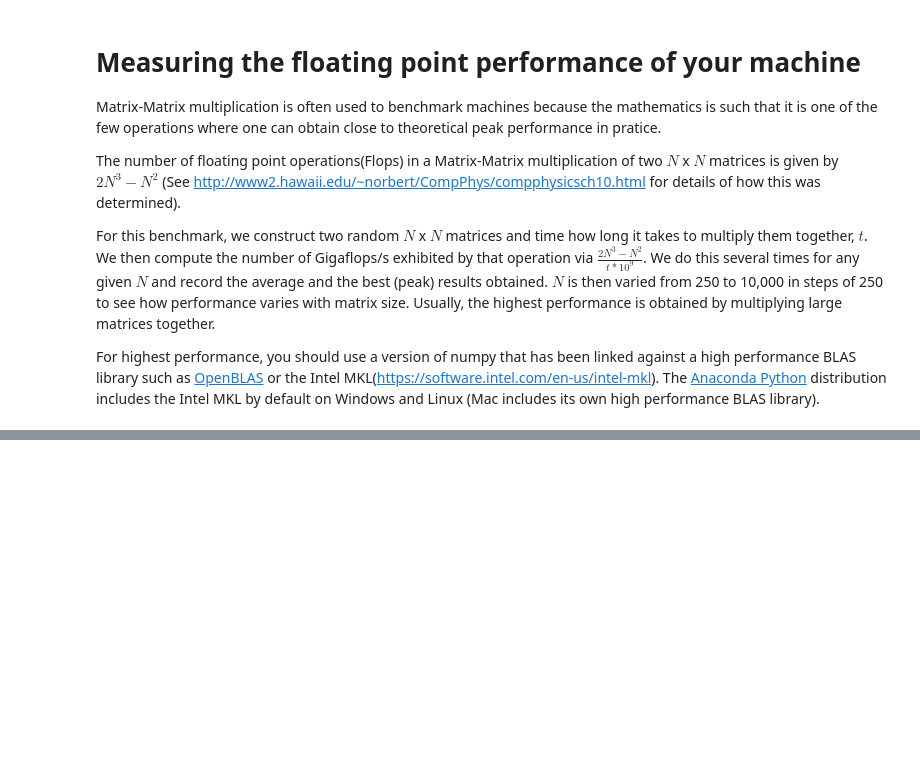
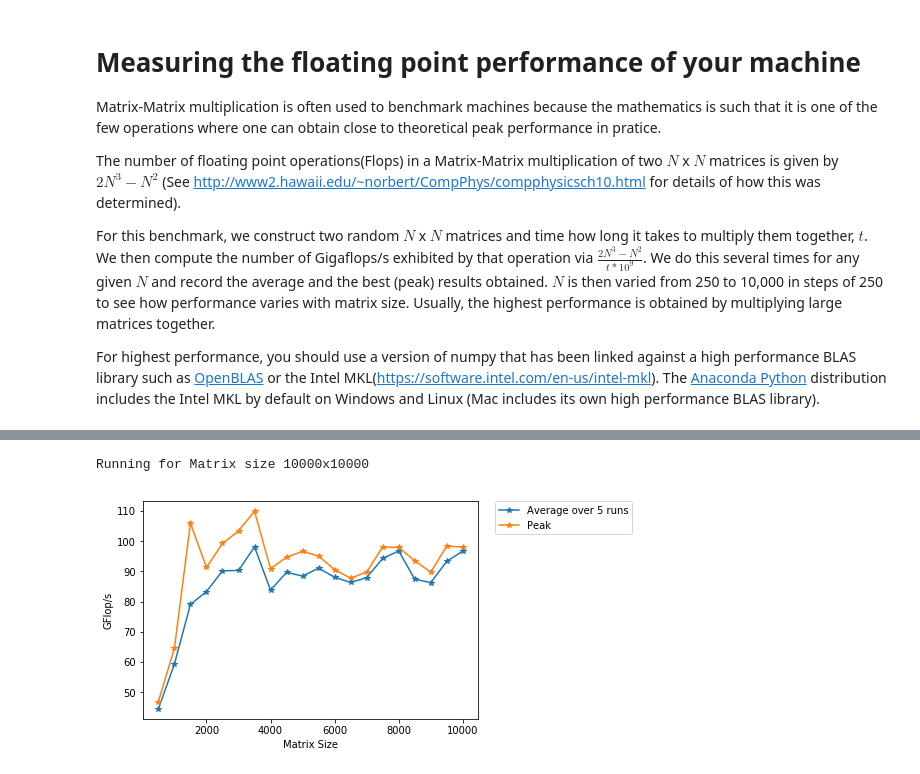
Before and after one commit to mikecroucher/Jupyter-Matrix-Matrix, a Jupyter notebook: MatrixMatrixBenchmark.ipynb, the cells around one changed output, grey strips where cells are left out. Saved outputs shown, nothing was run; the diff lists cells and outputs as text; code cells hidden in the pictures; blank space fills up the shorter version.

```diff
--- a/MatrixMatrixBenchmark.ipynb
+++ b/MatrixMatrixBenchmark.ipynb
@@ -55,6 +63,9 @@ result1
 # %%
 #Run it again
-peak_flops = bench_mmm(500,20000,500,5)
+peak_flops = bench_mmm(500,10000,500,5)
+# %% [output]
+Running for Matrix size 10000x10000
+[figure, added]
 # %%
 result2=peak_flops[0]
 result2
```
Also changed, not shown: parts of 7 cells of this notebook.
